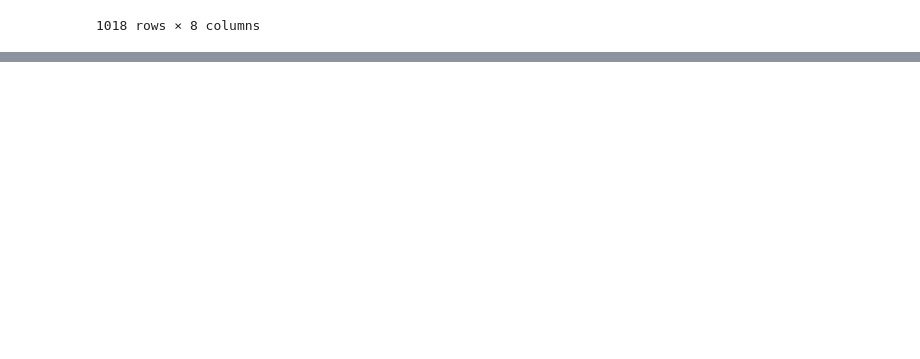
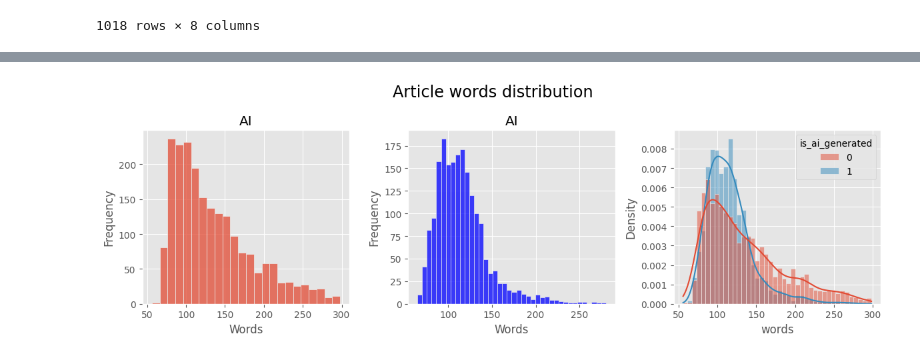
Before and after one commit to do3-173/FDS_Final, a Jupyter notebook: Eda_Preprocessing.ipynb, the cells around one changed output, grey strips where cells are left out. Saved outputs shown, nothing was run; the diff lists cells and outputs as text; code cells hidden in the pictures; blank space fills up the shorter version.

```diff
--- a/Eda_Preprocessing.ipynb
+++ b/Eda_Preprocessing.ipynb
@@ -274,0 +341,12 @@ data
+# %%
+data['words'] = data['abstract'].apply(lambda x: len(str(x).split()))
+figg, axes = plt.subplots(1,3, figsize = (12,4))
+fig_dist_human = sns.histplot(data = data[data['is_ai_generated']==0], x = 'words', ax = axes[0])
+fig_dist_human.set(title = 'AI', xlabel='Words', ylabel= 'Frequency')
+fig_dist_ai = sns.histplot(data = data[data['is_ai_generated']==1], x = 'words', ax = axes[1], color='blue')
+fig_dist_ai.set(title = 'AI', xlabel='Words', ylabel= 'Frequency')
+sns.histplot(data = data, x = 'words', hue='is_ai_generated', kde= True, stat = 'density', ax = axes[2])
+figg.suptitle('Article words distribution', fontsize =  'xx-large')
+plt.tight_layout()
+# %% [output]
+[figure, added]
```
Also changed, not shown: parts of 16 cells of this notebook.
